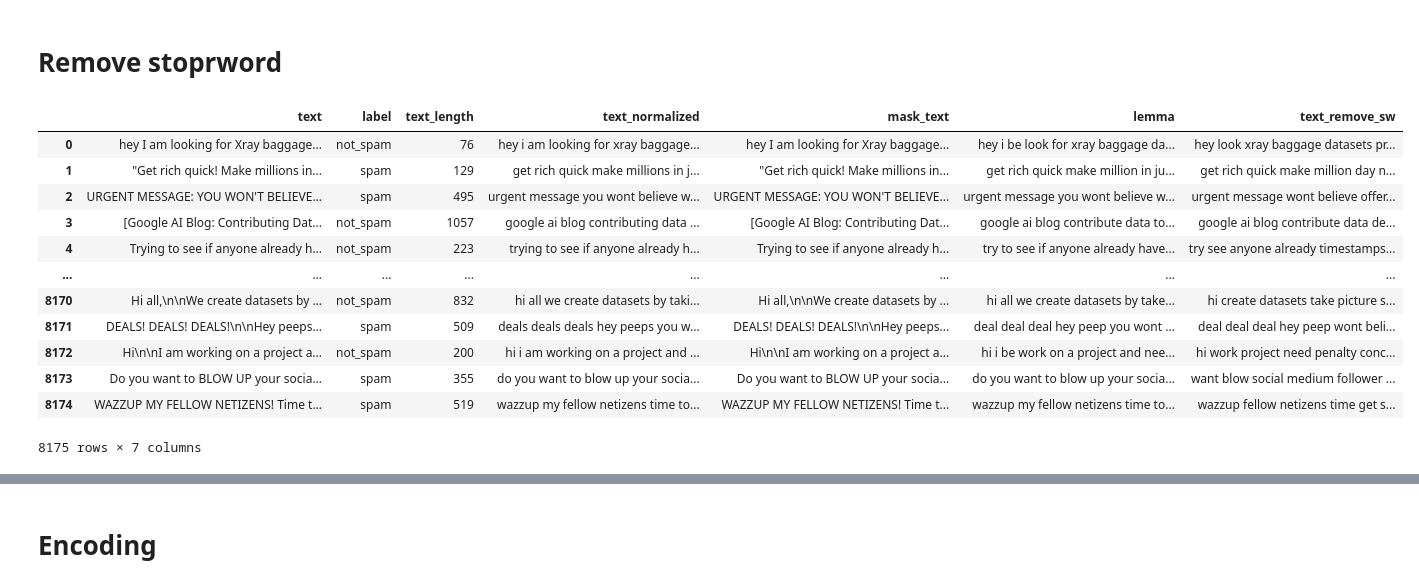
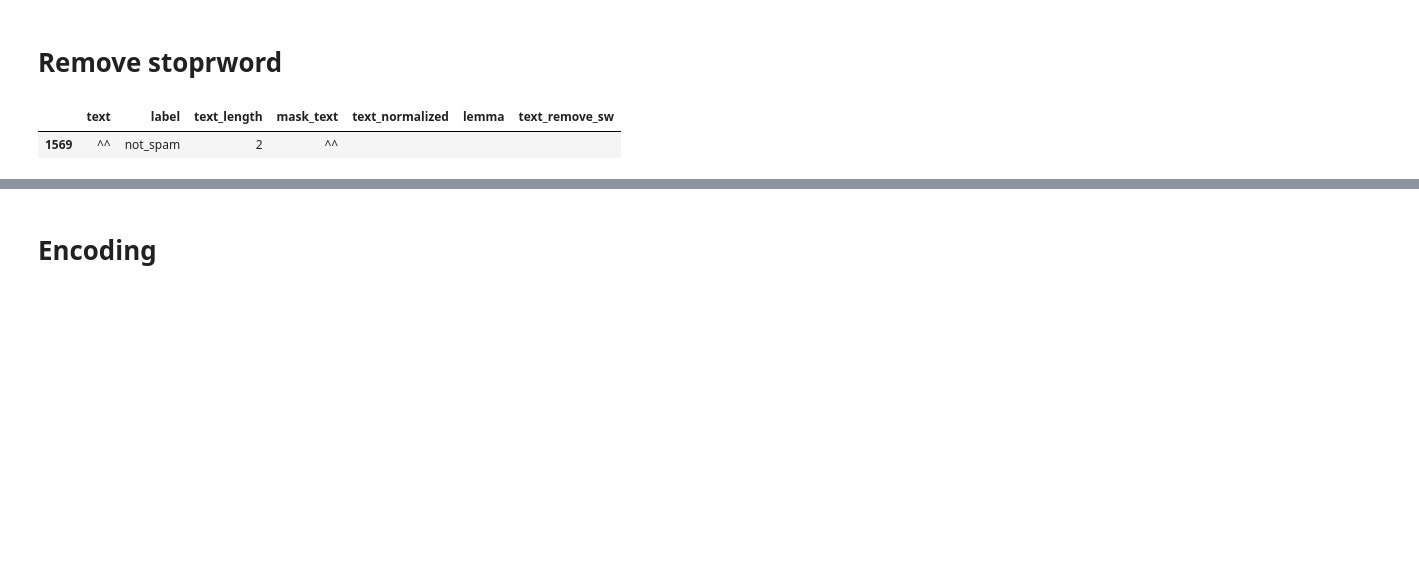
Before and after one commit to SalomoHS/Berlian-Hacktiv8, a Jupyter notebook: Sesi-22/MiniProject.ipynb, the cells around one changed output, grey strips where cells are left out. Drawn from its saved outputs; the diff is of its cells as text; code cells hidden in the pictures; blank space fills up the shorter version.

Commit message:
update mini project

```diff
--- a/Sesi-22/MiniProject.ipynb
+++ b/Sesi-22/MiniProject.ipynb
@@ -213,7 +241,12 @@ def mask_urls(text):
 
 df['mask_text'] = df['text'].apply(mask_urls)
 # %%
-def mask_currency(text):
+def mask_currency(text:str):
+    """
+    Ganti nominal Rp/IDR → 'nominaltoken',
+    nominal USD/$  → 'nominaltoken',
+    angka besar standalone (≥4 digit) → 'numbertoken'.
+    """
     # Format Rp / IDR
     text = re.sub(
         r'Rp\.?\s?[\d.,]+(?:\s?(?:ribu|juta|miliar|rb|jt|M))?',
@@ -236,7 +269,7 @@ def mask_currency(text):
 
 df['mask_text'] = df['mask_text'].apply(mask_currency)
 # %%
-def normalize_elongation(text, max_repeat=2):
+def normalize_elongation(text:str, max_repeat = 2):
     """
     Normalisasi karakter yang diulang berlebihan.
 
@@ -246,6 +279,7 @@ def normalize_elongation(text, max_repeat=2):
         wooow     → woow
         hahaha    → hahaha (tidak terpengaruh, beda pola)
     """
+
     # Ganti karakter yang muncul > max_repeat kali berturut-turut
     pattern = rf'(.)\1{{{max_repeat},}}'
     return re.sub(pattern, r'\1' * max_repeat, text)
@@ -381,12 +369,8 @@ True
 # %%
-from nltk.stem import WordNetLemmatizer
-from nltk.corpus import wordnet
-import nltk
+lemmatizer = WordNetLemmatizer()
+MASK_TOKENS = {'urltoken', 'shorturltoken', 'nominaltoken', 'numbertoken'}
 
-
-lemmatizer = WordNetLemmatizer()
-
-def get_wordnet_pos(word):
+def get_wordnet_pos(word:str):
     """Map POS tag ke format WordNet"""
     tag = nltk.pos_tag([word])[0][1][0].upper()
     tag_map = {
@@ -395,11 +379,9 @@ def get_wordnet_pos(word):
         'N': wordnet.NOUN,
         'R': wordnet.ADV
     }
-    return tag_map.get(tag, wordnet.NOUN)  # default NOUN
+    return tag_map.get(tag, wordnet.NOUN)
 
-MASK_TOKENS = {'urltoken', 'shorturltoken', 'nominaltoken', 'numbertoken'}
-
-def apply_lemmatization(text):
+def apply_lemmatization(text:str):
     words = text.split()
     result = [
         word if word in MASK_TOKENS
@@ -412,40 +394,21 @@ df['lemma'] = df['text_normalized'].apply(apply_lemmatization)
 # %% [markdown]
 # Remove stoprword
 # %%
-from nltk.corpus import stopwords
-
 MASK_TOKENS = {'urltoken', 'shorturltoken', 'nominaltoken', 'numbertoken'}
-
-# Kata yang TIDAK boleh dihapus meski ada di stopword list
-SPAM_WHITELIST = {'no', 'not', 'free', 'won', 'win', 'never', 'now', 'only'}
-
 BASE_STOPWORDS = set(stopwords.words('english'))
-FINAL_STOPWORDS = BASE_STOPWORDS - SPAM_WHITELIST  # exclude whitelist
 
 def remove_stopwords(text):
     words = text.split()
     result = [
         word for word in words
-        if word in MASK_TOKENS or word not in FINAL_STOPWORDS
+        if word in MASK_TOKENS or word not in BASE_STOPWORDS
     ]
     return ' '.join(result)
 
-
 df['text_remove_sw'] = df['lemma'].apply(remove_stopwords)
 # %%
-df
+df[df['text_length'] == 2]
 # %% [output]
-|  | text | label | text_length | text_normalized | mask_text | lemma | text_remove_sw |
-| 0 | hey I am looking for Xray baggage... | not_spam | 76 | hey i am looking for xray baggage... | hey I am looking for Xray baggage... | hey i be look for xray baggage da... | hey look xray baggage datasets pr... |
-| 1 | "Get rich quick! Make millions in... | spam | 129 | get rich quick make millions in j... | "Get rich quick! Make millions in... | get rich quick make million in ju... | get rich quick make million day n... |
-| 2 | URGENT MESSAGE: YOU WON'T BELIEVE... | spam | 495 | urgent message you wont believe w... | URGENT MESSAGE: YOU WON'T BELIEVE... | urgent message you wont believe w... | urgent message wont believe offer... |
-| 3 | [Google AI Blog: Contributing Dat... | not_spam | 1057 | google ai blog contributing data ... | [Google AI Blog: Contributing Dat... | google ai blog contribute data to... | google ai blog contribute data de... |
-| 4 | Trying to see if anyone already h... | not_spam | 223 | trying to see if anyone already h... | Trying to see if anyone already h... | try to see if anyone already have... | try see anyone already timestamps... |
-| ... | ... | ... | ... | ... | ... | ... | ... |
-| 8170 | Hi all,\n\nWe create datasets by ... | not_spam | 832 | hi all we create datasets by taki... | Hi all,\n\nWe create datasets by ... | hi all we create datasets by take... | hi create datasets take picture s... |
-| 8171 | DEALS! DEALS! DEALS!\n\nHey peeps... | spam | 509 | deals deals deals hey peeps you w... | DEALS! DEALS! DEALS!\n\nHey peeps... | deal deal deal hey peep you wont ... | deal deal deal hey peep wont beli... |
-| 8172 | Hi\n\nI am working on a project a... | not_spam | 200 | hi i am working on a project and ... | Hi\n\nI am working on a project a... | hi i be work on a project and nee... | hi work project need penalty conc... |
-| 8173 | Do you want to BLOW UP your socia... | spam | 355 | do you want to blow up your socia... | Do you want to BLOW UP your socia... | do you want to blow up your socia... | want blow social medium follower ... |
-| 8174 | WAZZUP MY FELLOW NETIZENS! Time t... | spam | 519 | wazzup my fellow netizens time to... | WAZZUP MY FELLOW NETIZENS! Time t... | wazzup my fellow netizens time to... | wazzup fellow netizens time get s... |
+|  | text | label | text_length | mask_text | text_normalized | lemma | text_remove_sw |
+| 1569 | ^^ | not_spam | 2 | ^^ |  |  |  |
-8175 rows × 7 columns
 # %%
```
Also changed, not shown: parts of 61 cells of this notebook, 1 other file.
